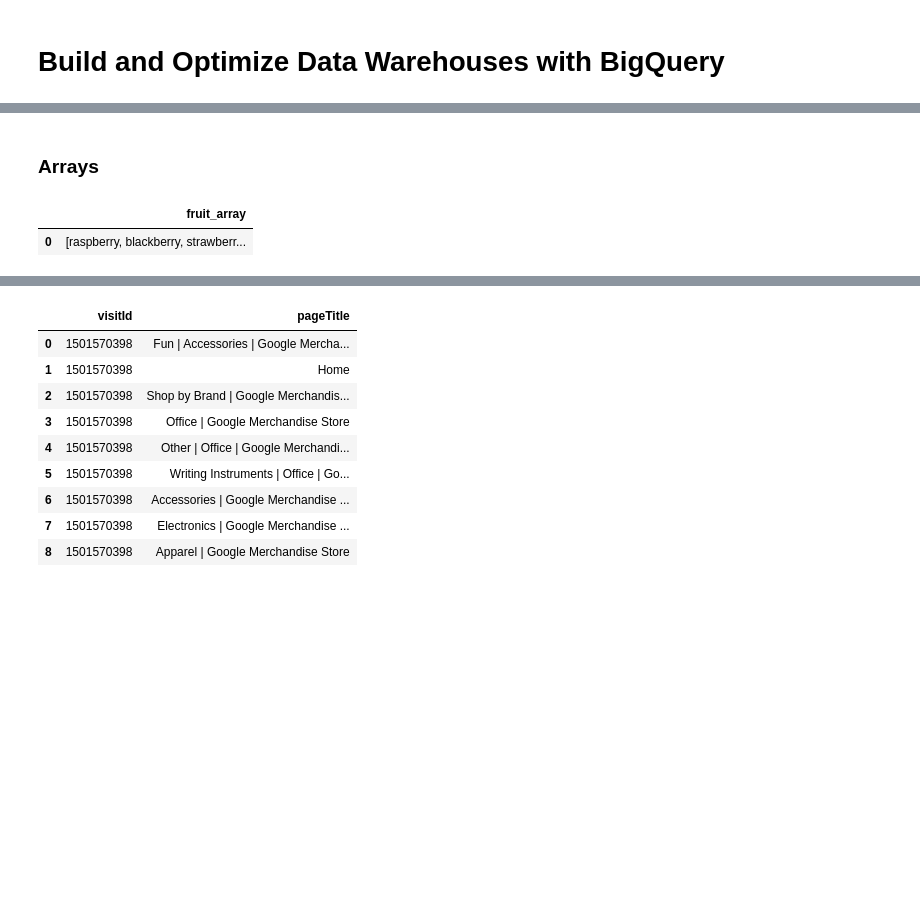
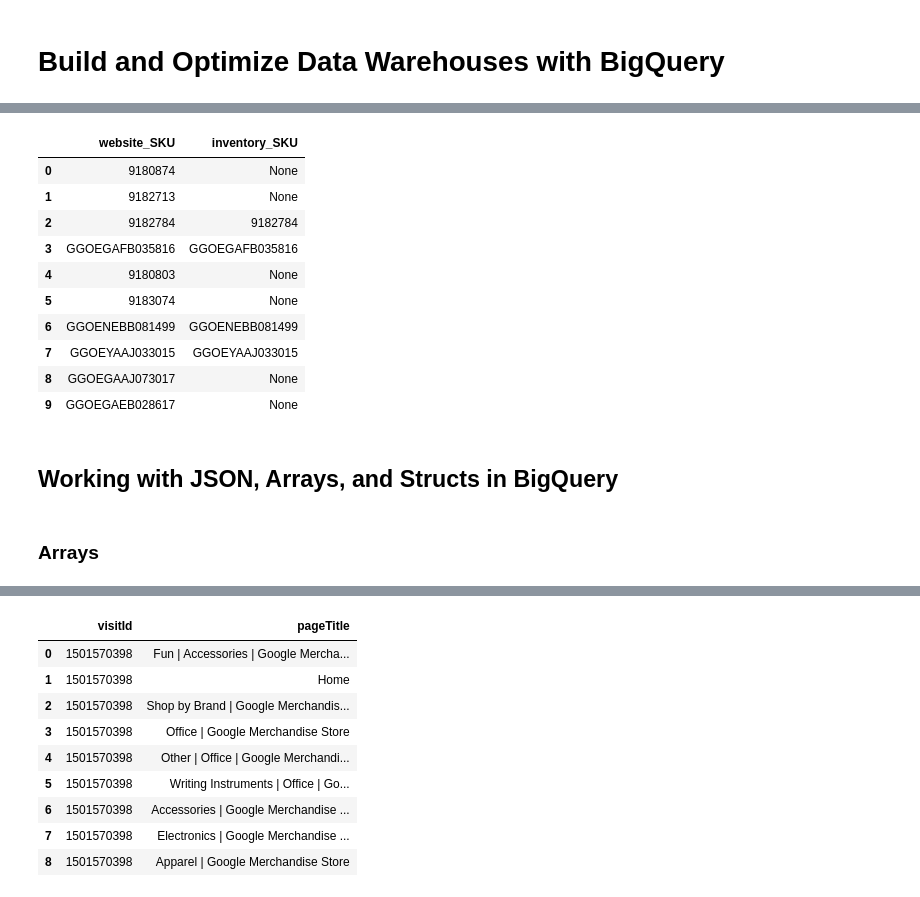
Before and after one commit to MengOonLee/Google_cloud, a Jupyter notebook: ipynb/BQ_optimize.ipynb, the cells around one changed output, grey strips where cells are left out. Cells and saved outputs as stored; diff of their text form; code cells hidden in the pictures; blank space fills up the shorter version.

```diff
--- a/ipynb/BQ_optimize.ipynb
+++ b/ipynb/BQ_optimize.ipynb
@@ -36,0 +150,23 @@ os.environ["GOOGLE_APPLICATION_CREDENTIALS"] = "/home/meng/work/.GCP_SA/mlee-cla
+# %%
+%%bigquery
+# Use distinct SKUs before joining
+SELECT DISTINCT
+website.productSKU AS website_SKU,
+inventory.SKU AS inventory_SKU
+FROM `data-to-insights.ecommerce.all_sessions_raw` AS website
+FULL JOIN `data-to-insights.ecommerce.products` AS inventory
+ON website.productSKU = inventory.SKU
+WHERE website.productSKU IS NOT NULL OR inventory.SKU IS NOT NULL
+LIMIT 10;
+# %% [output]
+|  | website_SKU | inventory_SKU |
+| 0 | 9180874 | None |
+| 1 | 9182713 | None |
+| 2 | 9182784 | 9182784 |
+| 3 | GGOEGAFB035816 | GGOEGAFB035816 |
+| 4 | 9180803 | None |
+| 5 | 9183074 | None |
+| 6 | GGOENEBB081499 | GGOENEBB081499 |
+| 7 | GGOEYAAJ033015 | GGOEYAAJ033015 |
+| 8 | GGOEGAAJ073017 | None |
+| 9 | GGOEGAEB028617 | None |
@@ -37,12 +184,7 @@ os.environ["GOOGLE_APPLICATION_CREDENTIALS"] = "/home/meng/work/.GCP_SA/mlee-cla
+# %% [markdown]
+## Working with JSON, Arrays, and Structs in BigQuery
 # %% [markdown]
 ### Arrays
-# %%
-%%bigquery
-SELECT
-  ['raspberry', 'blackberry', 'strawberry', 'cherry'] AS fruit_array
-# %% [output]
-|  | fruit_array |
-| 0 | [raspberry, blackberry, strawberr... |
 # %%
 %%bigquery
 SELECT
```
Also changed, not shown: parts of 30 cells of this notebook, 8 other files.
